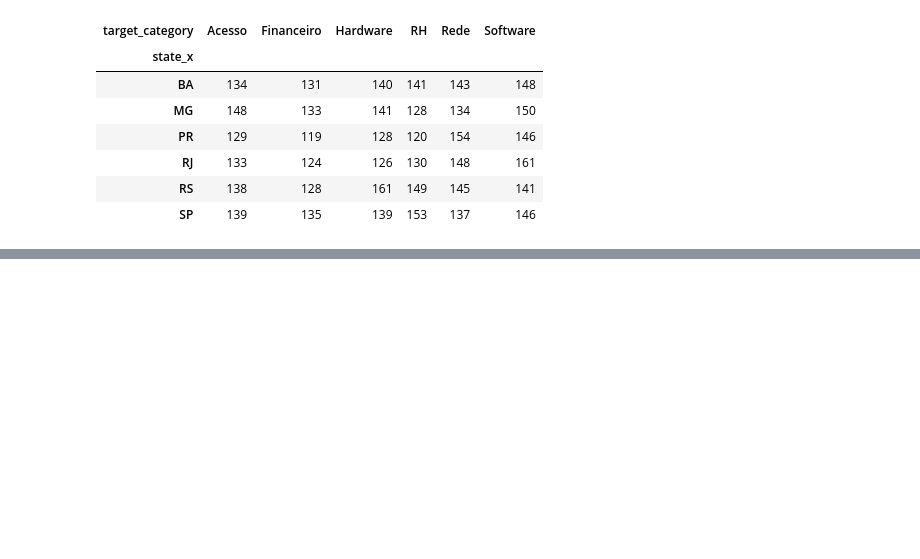
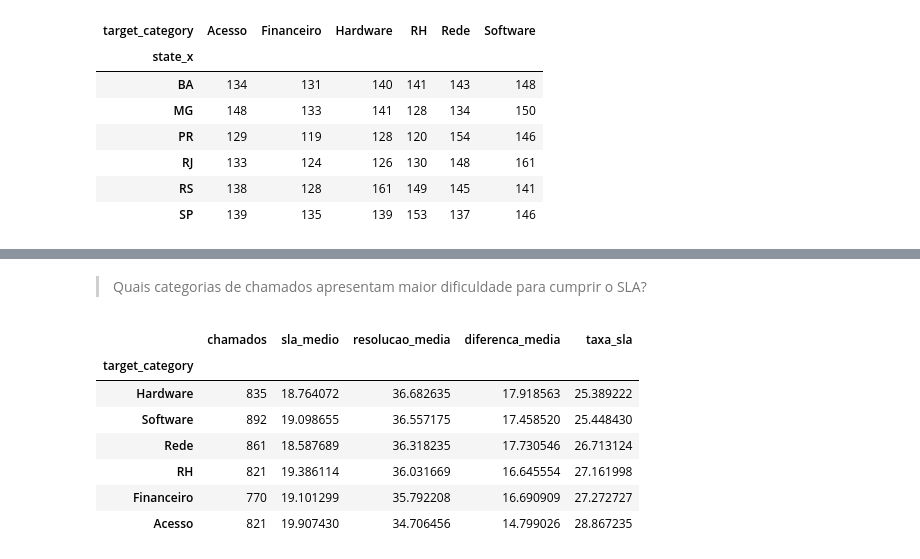
Before and after one commit to AndreyFernandes-NP/ProjetoIntegrador-II, a Jupyter notebook: notebooks/01_Exploracao.ipynb, the cells around one changed output, grey strips where cells are left out. Drawn from its saved outputs; the diff is of its cells as text; code cells hidden in the pictures; blank space fills up the shorter version.

```diff
--- a/notebooks/01_Exploracao.ipynb
+++ b/notebooks/01_Exploracao.ipynb
@@ -219,0 +247,24 @@ pd.crosstab(df["state_x"],
+# %% [markdown]
+> Quais categorias de chamados apresentam maior dificuldade para cumprir o SLA?
+# %%
+sla_categoria = (df.groupby("target_category").agg(
+          chamados=("ticket_id", "count"),
+          sla_medio=("sla_hours", "mean"),
+          resolucao_media=("resolution_time_hours", "mean"),
+          diferenca_media=("diferenca_horas_sla", "mean"),
+          taxa_sla=("dentro_sla", "mean")
+          )
+        )
+
+sla_categoria["taxa_sla"] *= 100
+
+sla_categoria.sort_values("taxa_sla")
+# %% [output]
+|  | chamados | sla_medio | resolucao_media | diferenca_media | taxa_sla |
+| target_category |  |  |  |  |  |
+| Hardware | 835 | 18.764072 | 36.682635 | 17.918563 | 25.389222 |
+| Software | 892 | 19.098655 | 36.557175 | 17.458520 | 25.448430 |
+| Rede | 861 | 18.587689 | 36.318235 | 17.730546 | 26.713124 |
+| RH | 821 | 19.386114 | 36.031669 | 16.645554 | 27.161998 |
+| Financeiro | 770 | 19.101299 | 35.792208 | 16.690909 | 27.272727 |
+| Acesso | 821 | 19.907430 | 34.706456 | 14.799026 | 28.867235 |
```
Also changed, not shown: parts of 7 cells of this notebook.
